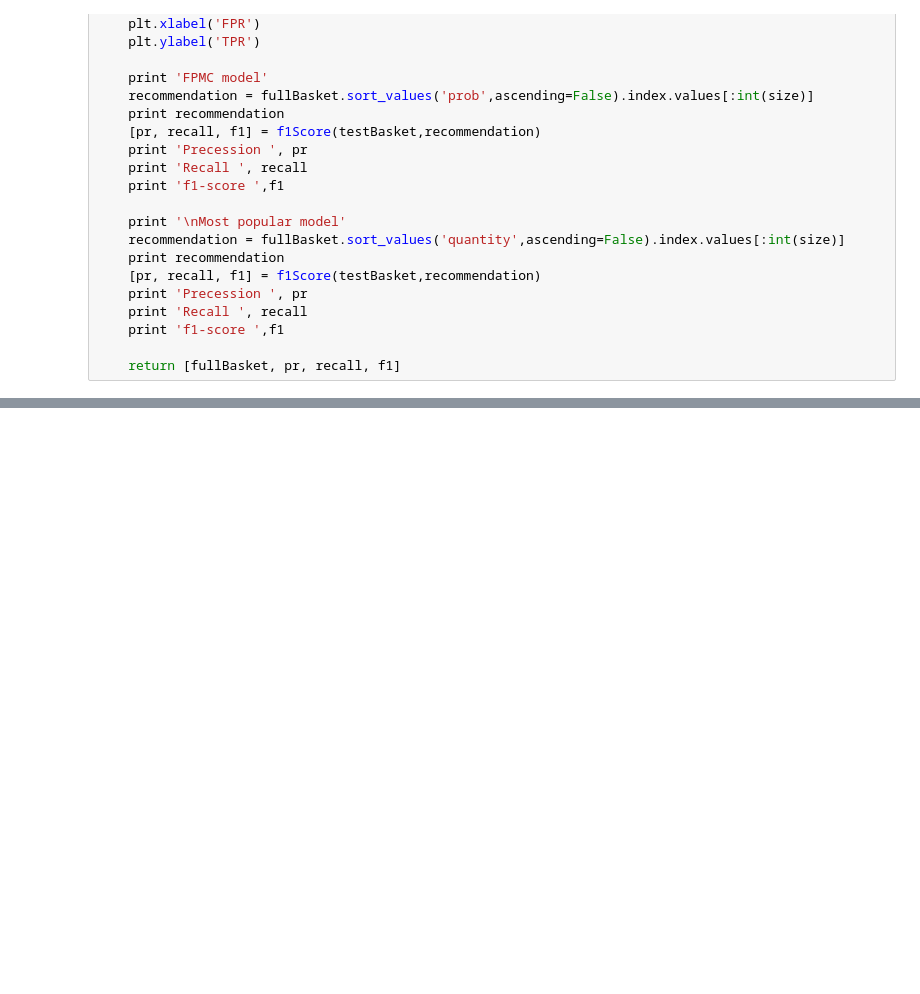
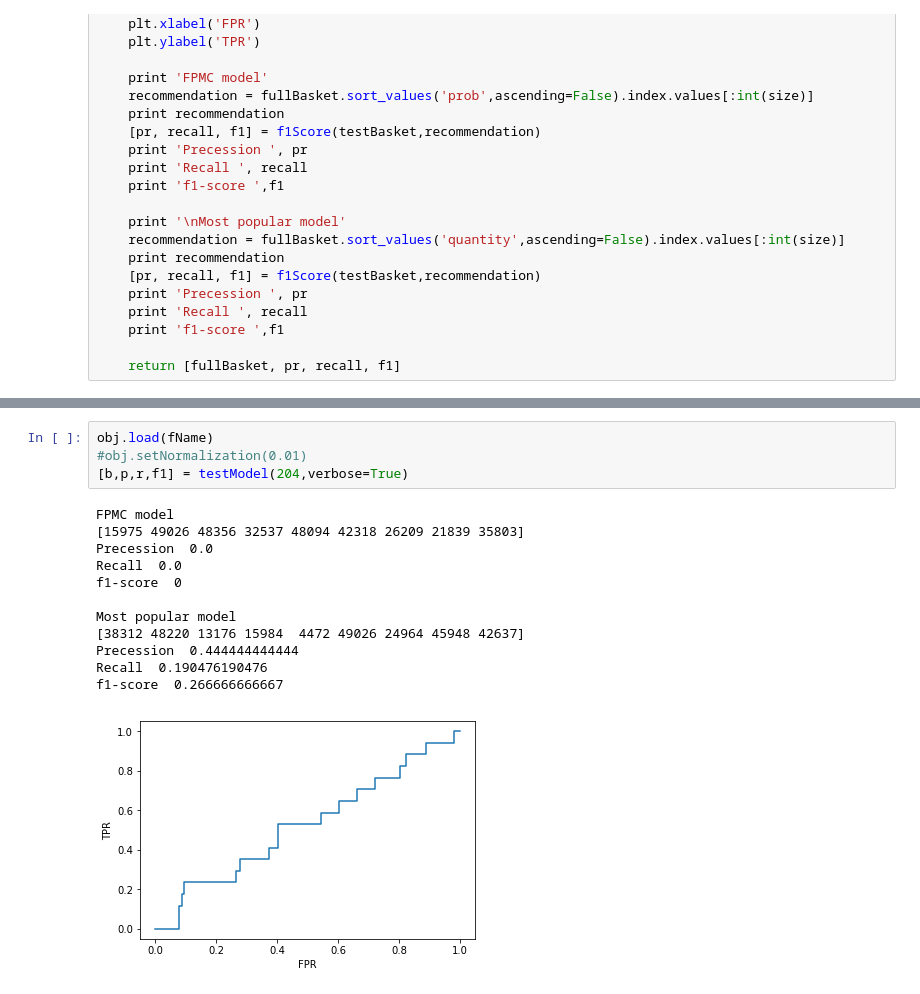
Before and after one commit to PhySci/instacart, a Jupyter notebook: FPMC/test FPMC.ipynb, the cells around one changed output, grey strips where cells are left out. Saved outputs shown, nothing was run; the diff lists cells and outputs as text; blank space fills up the shorter version.

```diff
--- a/FPMC/test FPMC.ipynb
+++ b/FPMC/test FPMC.ipynb
@@ -868,0 +453,17 @@ b
+# %%
+obj.load(fName)
+#obj.setNormalization(0.01)
+[b,p,r,f1] = testModel(204,verbose=True)
+# %% [output]
+FPMC model
+[15975 49026 48356 32537 48094 42318 26209 21839 35803]
+Precession  0.0
+Recall  0.0
+f1-score  0
+
+Most popular model
+[38312 48220 13176 15984  4472 49026 24964 45948 42637]
+Precession  0.444444444444
+Recall  0.190476190476
+f1-score  0.266666666667
+[figure, added]
```
Also changed, not shown: parts of 41 cells of this notebook, 2 other files.
